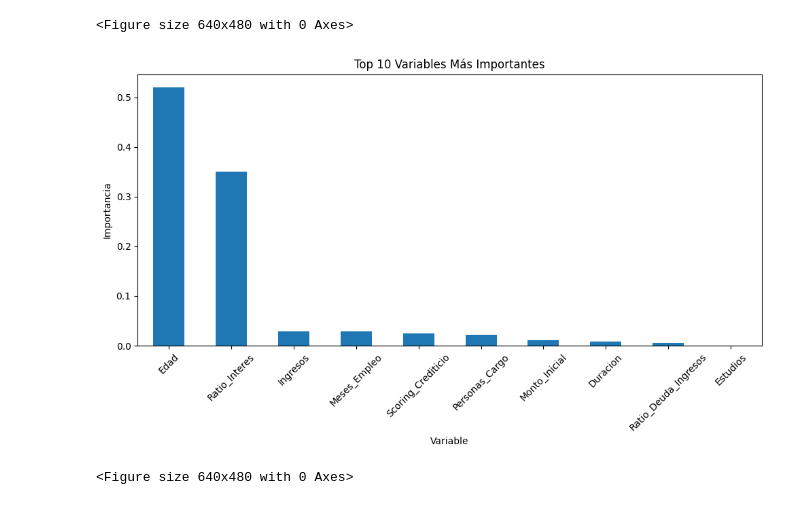
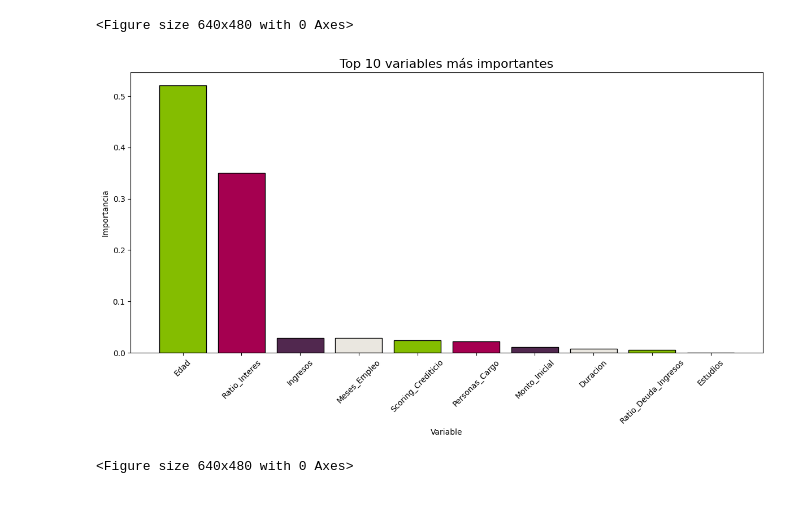
Before and after one commit to danielsoponaru/25-26_R07_NARANJA, a Jupyter notebook: 02-EDA.ipynb, the cells around one changed output. Cells and saved outputs as stored; diff of their text form; code cells hidden in the pictures.

```diff
--- a/02-EDA.ipynb
+++ b/02-EDA.ipynb
@@ -3171,25 +3179,53 @@ plt.show()
 # %%
 import pandas as pd
 import matplotlib.pyplot as plt
+
+paleta_colores = {
+    'rojo_220': '#A50050',
+    'verde_376': '#84BD00',
+    'morado_262': '#51284F',
+    'gris_9043': '#EAE7E0'
+}
 
 importancias = pd.Series(
     best_tree.feature_importances_,
     index=x_train.columns
 )
 
 importancias = importancias.sort_values(ascending=False)
 
-plt.figure(figsize=(10,6))
-importancias.head(10).plot(kind="bar")
-plt.title("Top 10 Variables Más Importantes")
+top10 = importancias.head(10)
+
+# lista de colores alternados
+colores = [
+    paleta_colores['verde_376'],
+    paleta_colores['rojo_220'],
+    paleta_colores['morado_262'],
+    paleta_colores['gris_9043'],
+] * 3  # repetir para llegar a 10
+
+plt.figure(figsize=(12,7))
+
+plt.bar(
+    top10.index,
+    top10.values,
+    color=colores[:10],
+    edgecolor="black"
+)
+
+plt.title("Top 10 variables más importantes", fontsize=16)
 plt.ylabel("Importancia")
 plt.xlabel("Variable")
+
 plt.xticks(rotation=45)
+
 plt.tight_layout()
-plt.savefig("importancia_variables.png", bbox_inches="tight", dpi=300)
+
+plt.savefig("importancia_variables.png", bbox_inches="tight", dpi=600)
+
 plt.show()
 # %% [output]
-[figure, old version]
+[figure, new version]
 # %%
 # %% [output]
 <Figure size 640x480 with 0 Axes>
```
Also changed, not shown: parts of 6 cells of this notebook, 5 other files.
